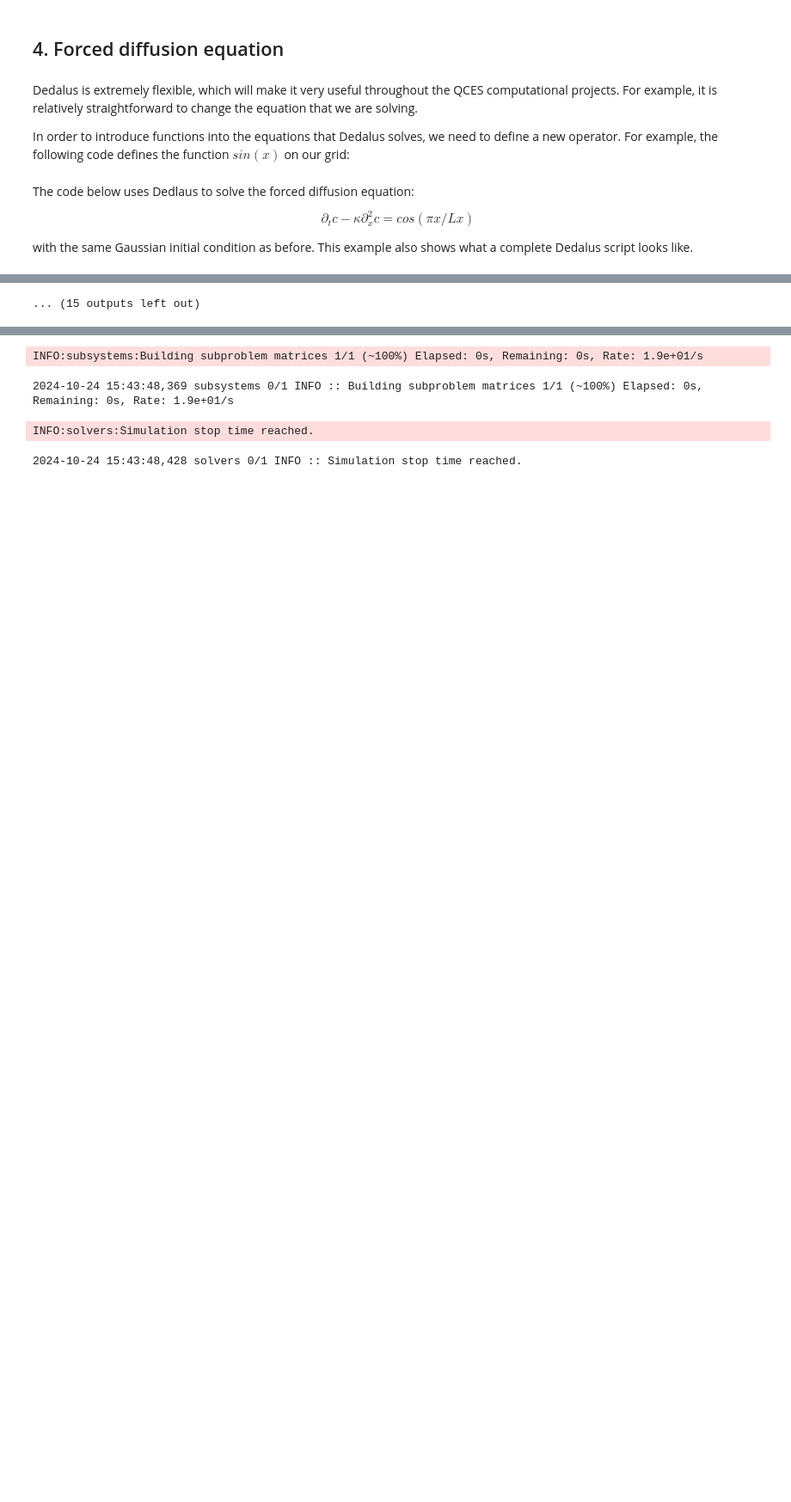
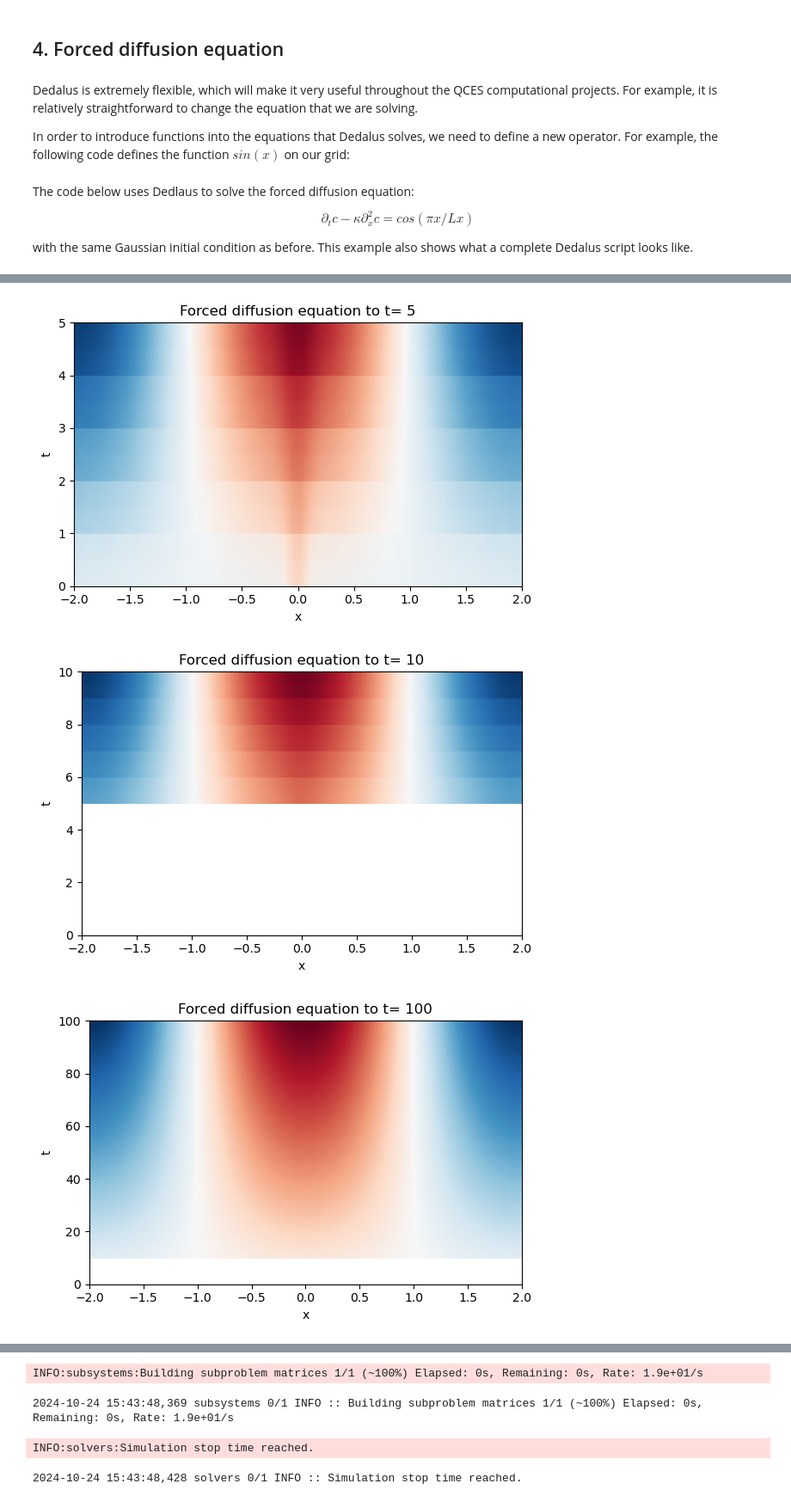
Before and after one commit to Feesh5/QCES, a Jupyter notebook: Project1_dedalus.ipynb, the cells around one changed output, grey strips where cells are left out. Shown at 86% size. Cells and saved outputs as stored; diff of their text form; code cells hidden in the pictures; blank space fills up the shorter version.

```diff
--- a/Project1_dedalus.ipynb
+++ b/Project1_dedalus.ipynb
@@ -314,12 +316,12 @@ problem.add_equation("dt(c) - kappa * dx(dx(c)) = f_x"); # Write out the equatio
 timestepper = dedalus.CNAB1
 solver = problem.build_solver(timestepper)
 
-times = [5, 10 , 100 ,500 ,1000 ,4000 , 10000]
+times = [5, 10 , 100 ,500 ,1000 ,4000]
 for i in times:
   solver.stop_sim_time = i # Stop at 10 simulation time units
 
   # Main loop
-  timestep = 10
+  timestep = 1
   c.change_scales(1)
   c_save = [np.copy(c['g'])]; t_save = [solver.sim_time]; # Save the initial condition and the initial time
   while solver.proceed:
@@ -355 +360,3 @@ INFO:solvers:Simulation stop time reached.
-... (15 outputs left out)
+[figure, added]
+[figure, added]
+[figure, added]
```
Also changed, not shown: parts of 7 cells of this notebook, 1 other file.
